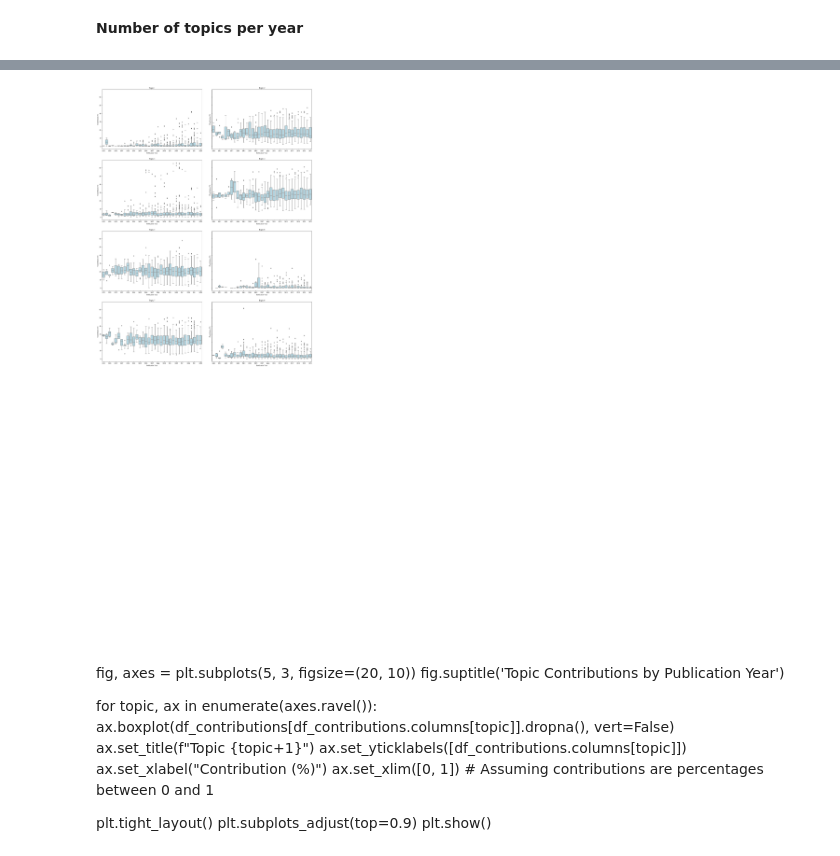
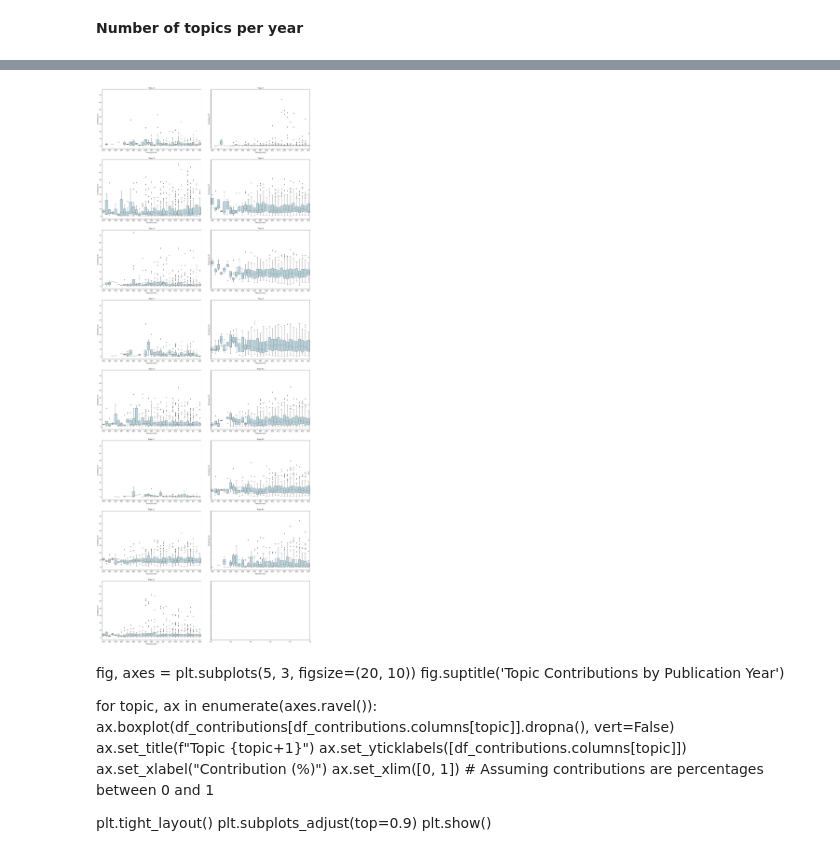
Before and after one commit to vivkow/MA_Neuro, a Jupyter notebook: LDA_topics.ipynb, the cells around one changed output, grey strips where cells are left out. Saved outputs shown, nothing was run; the diff lists cells and outputs as text; code cells hidden in the pictures.

```diff
--- a/LDA_topics.ipynb
+++ b/LDA_topics.ipynb
@@ -538,8 +557,8 @@ yearly = (
 # %%
 fig, ax = plt.subplots(figsize=(15, 10))
 ax.plot(yearly, '-o', label='num of topics')
-ax.set_ylabel("Number of unique dominant topics")
-ax.set_xlabel("Publication year")
+ax.set_ylabel("Number of Topics occuring")
+ax.set_xlabel("Publication Year")
 
 plt.show()
 # %% [output]
@@ -552,24 +570,0 @@ print(first_row)
-# %%
-
-def get_topic_contributions_for_year(model, corpus, data, topic_num=0):
-    topic_contributions = []
-
-    for i, row_lists in enumerate(model[corpus]):
-        row = row_lists[0]  # Get the list of (topic number, topic probability) pairs
-        for topic, prob in row:
-            if topic == topic_num:
-                topic_contributions.append((data.iloc[i]['pubyear'], prob))
-
-    return topic_contributions
-
-all_contributions = []
-for model in model_list:
-    all_contributions.extend(get_topic_contributions_for_year(model, corpus, data))
-
-# Convert to DataFrame for easier plotting
-df_contributions = pd.DataFrame(all_contributions, columns=['pubyear', 'contribution'])
-
-#plt.figure(figsize=(15, 7)) # Violin plots are not really practial in this case
-#sns.violinplot(x="pubyear", y="contribution", data=df_contributions)
-#plt.title("Influence of Topic 1 Over the Years")
-#plt.show()
@@ -630,37 +654,31 @@ for topic in range(model.num_topics):
 # %%
 n_rows = 8
 n_cols = 2
-total_plots = n_rows * n_cols
 
 fig, axes = plt.subplots(n_rows, n_cols, figsize=(20, 50), sharey=True)
 fig.tight_layout(pad=5.0)  # Add padding between subplots
 
 for topic in range(model.num_topics):
     # Identify the row and column in the grid
     row = topic // n_cols
     col = topic % n_cols
     ax = axes[row, col]
 
     sns.boxplot(data=df_contributions, x="pubyear", y=topic, ax=ax, color='lightblue')
     ax.set_title(f"Topic {topic+1}")
     ax.set_ylabel("Contribution (%)")
     ax.set_xlabel("Publication Year")
 
     n = 2
     xticks = ax.get_xticks()
     ax.set_xticks(xticks[::n])  # show every nth tick
 
-for i in range(model.num_topics, total_plots): # Hide the remaining subplots
-    row = i // n_cols
-    col = i % n_cols
-    axes[row, col].axis('off')
-
-filename = "all_boxplots_8.png"
+filename = "all_boxplots.png"
 plt.savefig(filename, dpi=300)
 plt.show()
 #plt.close()
 # %% [output]
-[figure, old version]
+[figure, new version]
 # %% [markdown]
 fig, axes = plt.subplots(5, 3, figsize=(20, 10))
 fig.suptitle('Topic Contributions by Publication Year')
```
Also changed, not shown: parts of 51 cells of this notebook, 14 other files.
